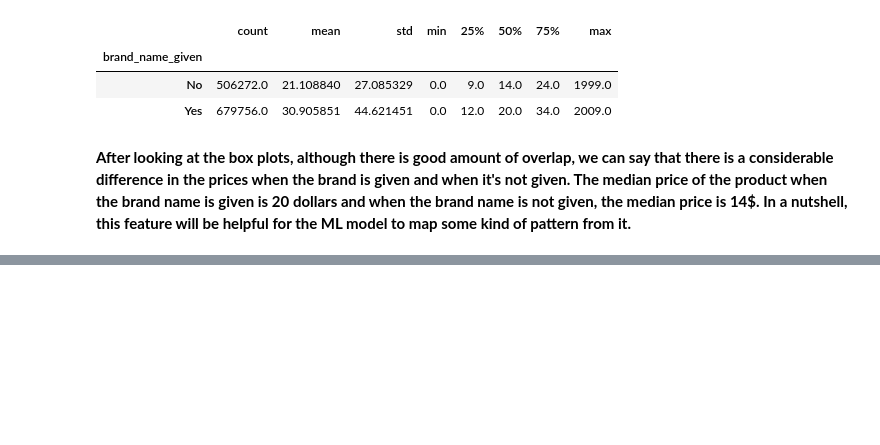
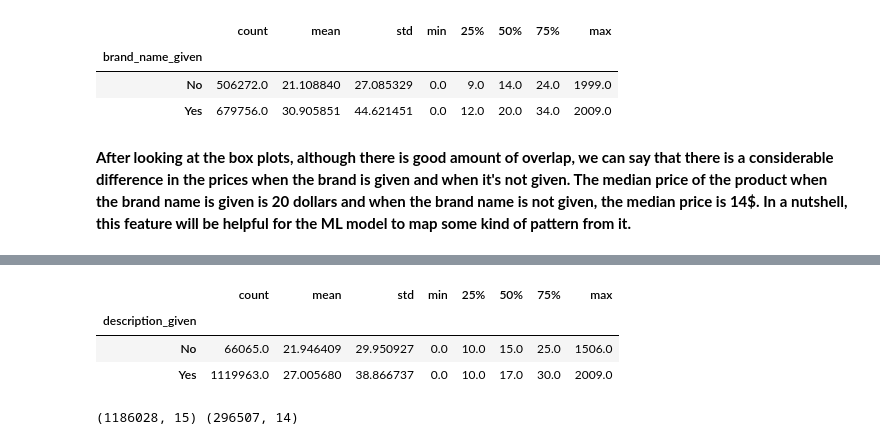
Before and after one commit to Sparrowan/Mercari-price-prediction, a Jupyter notebook: Mercari_Price_Prediction.ipynb, the cells around one changed output, grey strips where cells are left out. Drawn from its saved outputs; the diff is of its cells as text; code cells hidden in the pictures; blank space fills up the shorter version.

```diff
--- a/Mercari_Price_Prediction.ipynb
+++ b/Mercari_Price_Prediction.ipynb
@@ -605,0 +749,13 @@ brand_given_median
+# %%
+desc_given = train.groupby('description_given')
+desc_given_median = pd.DataFrame(desc_given['price'].describe())
+desc_given_median
+# %% [output]
+|  | count | mean | std | min | 25% | 50% | 75% | max |
+| description_given |  |  |  |  |  |  |  |  |
+| No | 66065.0 | 21.946409 | 29.950927 | 0.0 | 10.0 | 15.0 | 25.0 | 1506.0 |
+| Yes | 1119963.0 | 27.005680 | 38.866737 | 0.0 | 10.0 | 17.0 | 30.0 | 2009.0 |
+# %%
+print(train.shape, test.shape)
+# %% [output]
+(1186028, 15) (296507, 14)
```
Also changed, not shown: parts of 12 cells of this notebook, 1 other file.
